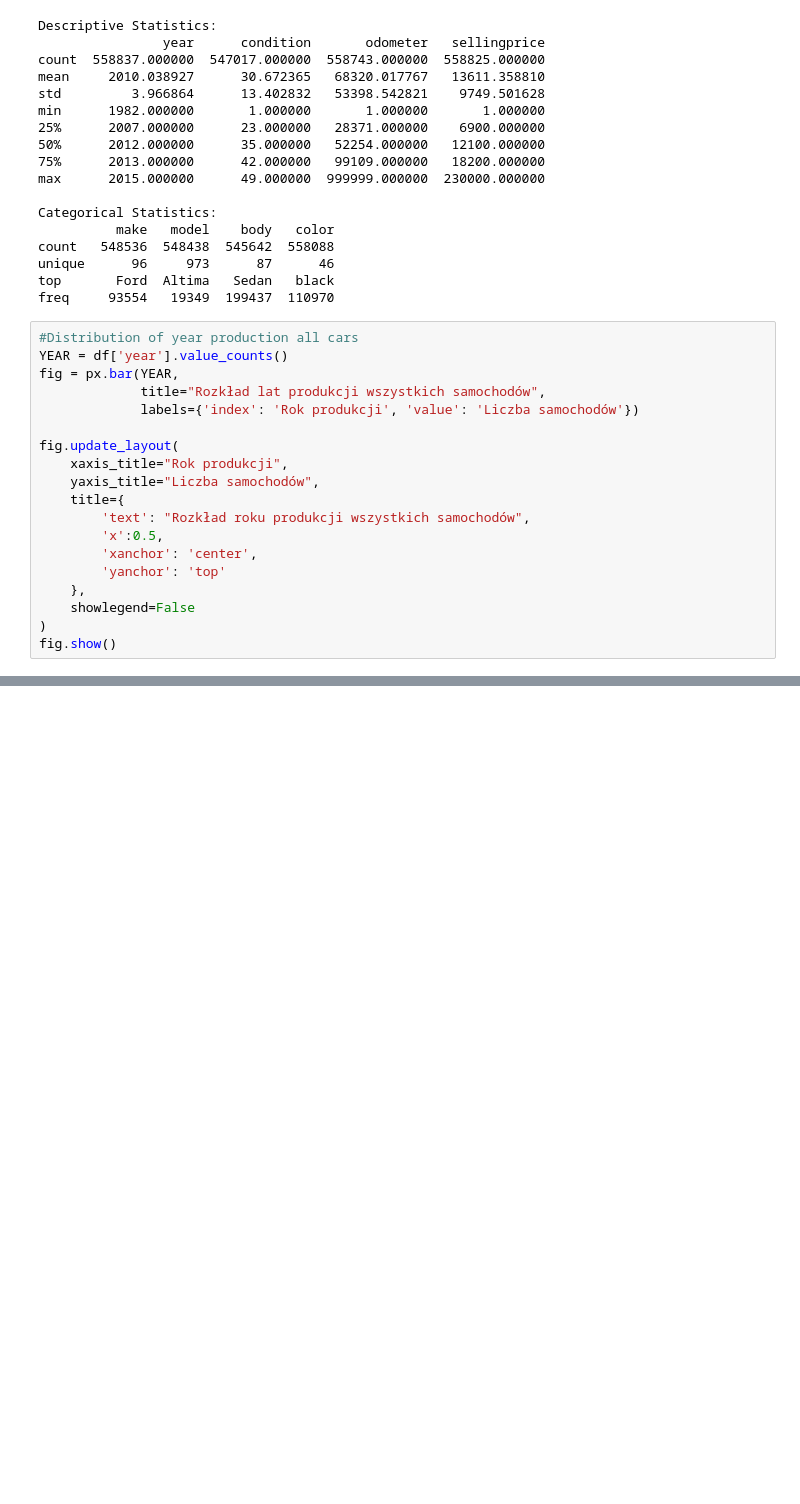
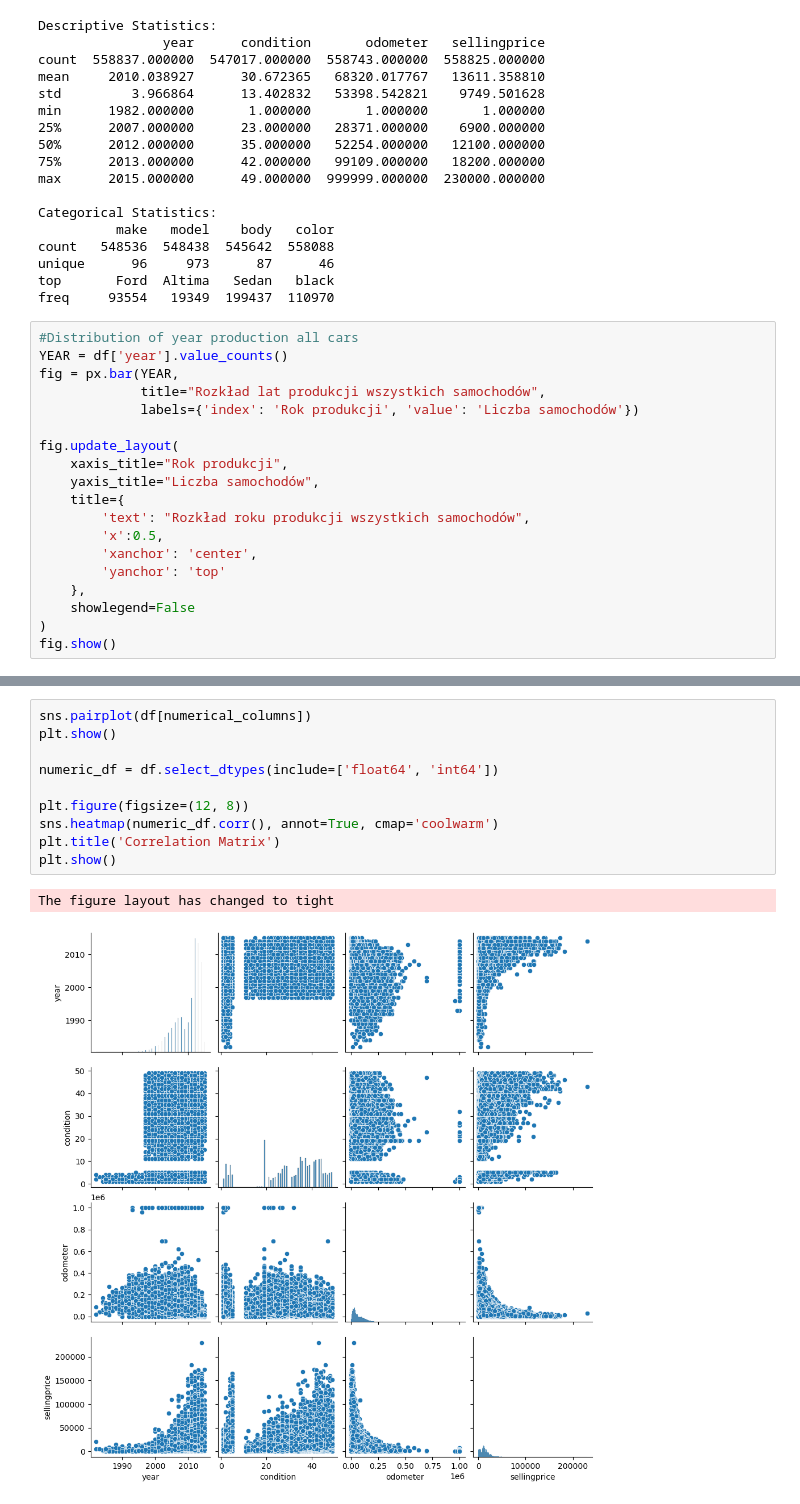
Before and after one commit to davydantoniuk/Analizatorzy-Jutra, a Jupyter notebook: plots/plots.ipynb, the cells around one changed output, grey strips where cells are left out. Saved outputs shown, nothing was run; the diff lists cells and outputs as text; blank space fills up the shorter version.

```diff
--- a/plots/plots.ipynb
+++ b/plots/plots.ipynb
@@ -65,0 +84,13 @@ fig.show()
+# %%
+sns.pairplot(df[numerical_columns])
+plt.show()
+
+numeric_df = df.select_dtypes(include=['float64', 'int64'])
+
+plt.figure(figsize=(12, 8))
+sns.heatmap(numeric_df.corr(), annot=True, cmap='coolwarm')
+plt.title('Correlation Matrix')
+plt.show()
+# %% [output]
+The figure layout has changed to tight
+[figure, added]
```
Also changed, not shown: parts of 3 cells of this notebook.
